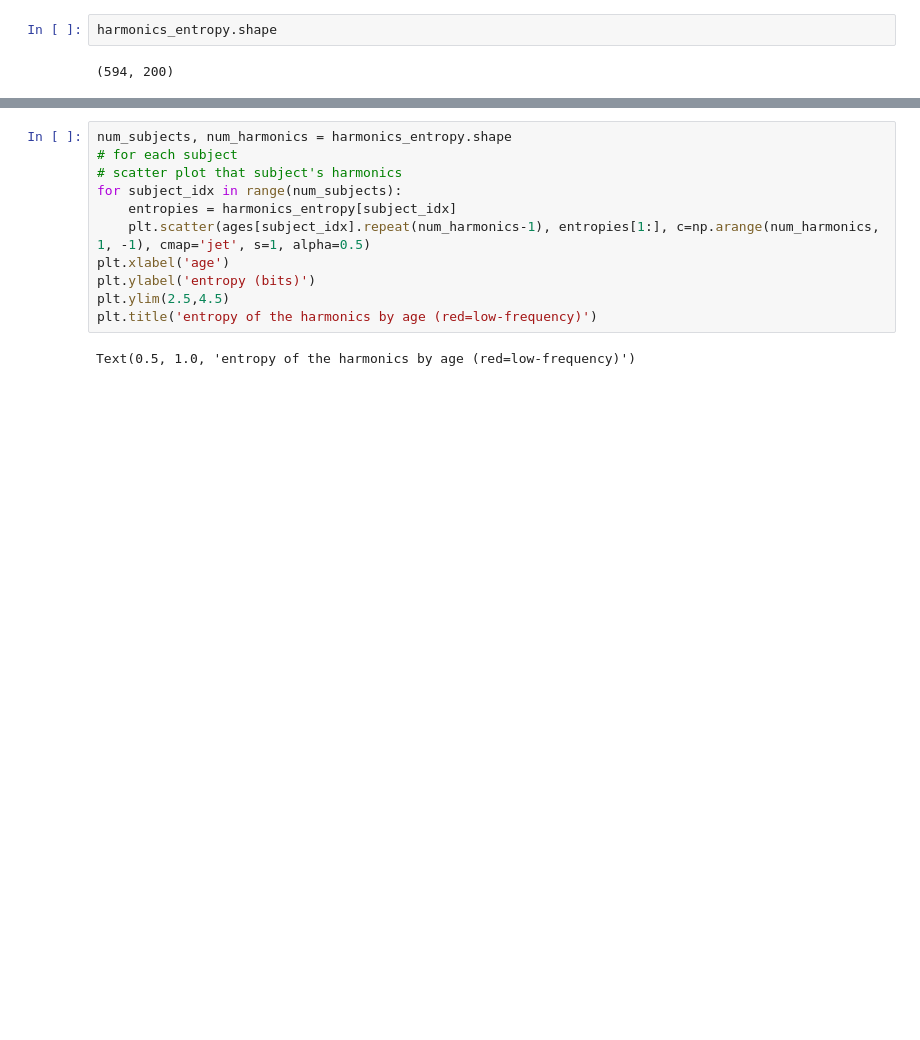
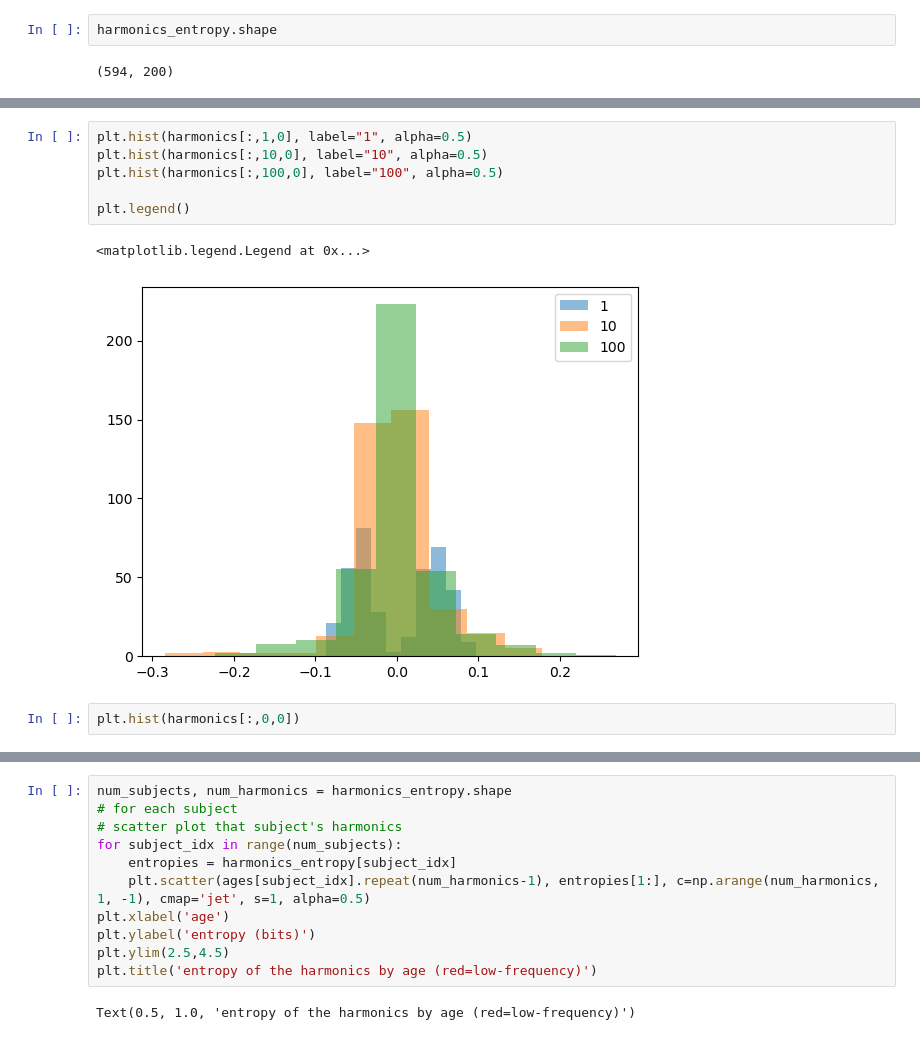
Before and after one commit to tristan-kiersarsky/connectome-harmonics, a Jupyter notebook: notebooks/age-vs-entropy.ipynb, the cells around one changed output, grey strips where cells are left out. Drawn from its saved outputs; the diff is of its cells as text; blank space fills up the shorter version.

```diff
--- a/notebooks/age-vs-entropy.ipynb
+++ b/notebooks/age-vs-entropy.ipynb
@@ -17,0 +39,11 @@ harmonics_entropy.shape
+# %%
+plt.hist(harmonics[:,1,0], label="1", alpha=0.5)
+plt.hist(harmonics[:,10,0], label="10", alpha=0.5)
+plt.hist(harmonics[:,100,0], label="100", alpha=0.5)
+
+plt.legend()
+# %% [output]
+<matplotlib.legend.Legend at 0x...>
+[figure, added]
+# %%
+plt.hist(harmonics[:,0,0])
```
Also changed, not shown: parts of 4 cells of this notebook, 5 other files.
